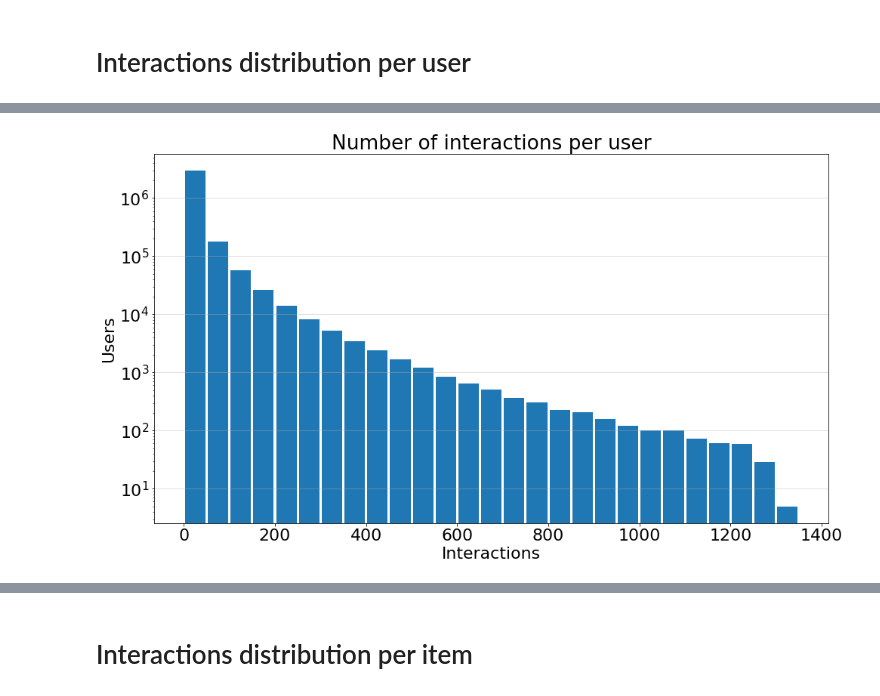
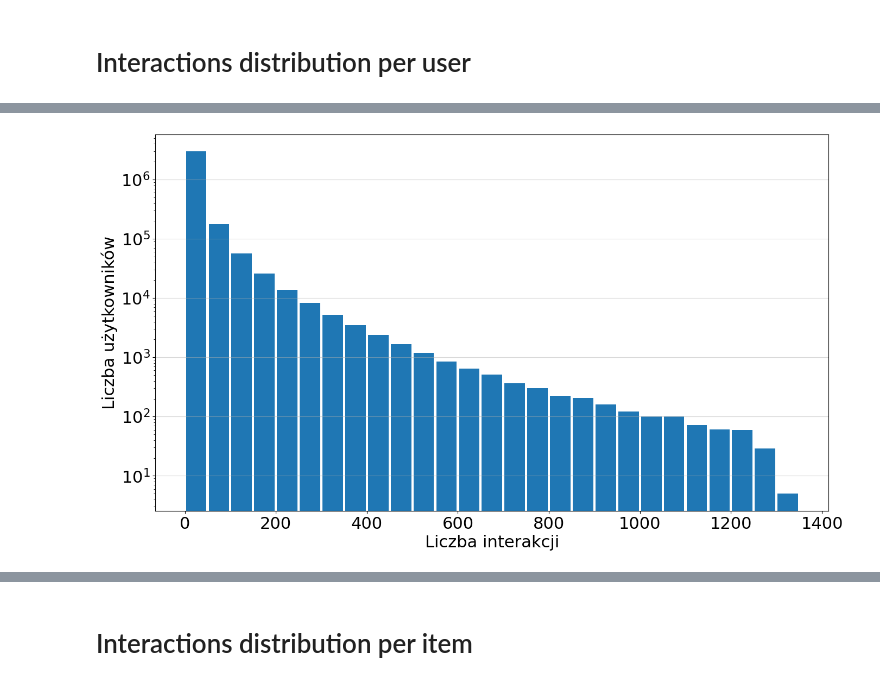
Before and after one commit to rob-kwiec/olx-jobs-recommendations, a Jupyter notebook: notebooks/data/analysis.ipynb, the cells around one changed output, grey strips where cells are left out. Drawn from its saved outputs; the diff is of its cells as text; code cells hidden in the pictures.

Commit message:
extending dataset analysis

```diff
--- a/notebooks/data/analysis.ipynb
+++ b/notebooks/data/analysis.ipynb
@@ -11,8 +14,10 @@ from data.initializer import DataLoaderSaver
 
 %load_ext autoreload
 # %%
+DATASET_NAME = "jobs_published"
+
 paths = config.Paths(
-    dataset_name="jobs_published",
+    dataset_name=DATASET_NAME,
     target_users_name="all",
 )
 # %%
@@ -94,13 +221,25 @@ Interactions distribution per user:
 # %%
-def plot_interactions_distribution(series, aggregation="user", ylabel="Users", bin_size=50):
+def plot_interactions_distribution(series, aggregation="user", ylabel="Users", is_unique=False, bin_size=50, logy=True, save_suffix='', language='pl'):
     matplotlib.rcParams.update({"font.size": 22})
-    series.plot.hist(bins=range(0, max(series)+bin_size, bin_size), rwidth=0.9, logy=True, figsize=(16, 9))
-    plt.title(f"Number of interactions per {aggregation}")
-    plt.xlabel("Interactions")
-    plt.ylabel(ylabel)
+    series.plot.hist(bins=range(0, max(series)+1+bin_size, bin_size), rwidth=0.9, logy=logy, figsize=(16, 9))
+    if language=='en':
+        plt.title(f"Number of {'unique ' if is_unique else ''}interactions per {aggregation}")
+        plt.xlabel("Interactions")
+        plt.ylabel(ylabel)
+    elif language=='pl':
+        pl_aggregation = 'użytkowników' if aggregation=='user' else 'przedmiotów'
+        # plt.title(f"Liczba {'unikalnych ' if is_unique else ''}interakcji {pl_aggregation}")
+        plt.xlabel(f"Liczba {'unikalnych ' if is_unique else ''}interakcji")
+        plt.ylabel(f"Liczba {pl_aggregation}")
+
     plt.grid(axis="y", alpha=0.5)
+
+    images_dir = f"images/{DATASET_NAME}"
+    if not os.path.isdir(images_dir):
+        os.makedirs(images_dir)
+    plt.savefig(f"images/{DATASET_NAME}/{'unique_' if is_unique else ''}interactions_per_{aggregation}_{language}{save_suffix}.pdf", format="pdf")
 
 
 plot_interactions_distribution(interactions_per_user, "user", "Users", bin_size=50)
 # %% [output]
-[figure, old version]
+[figure, new version]
```
Also changed, not shown: parts of 28 cells of this notebook, 1 other file.
